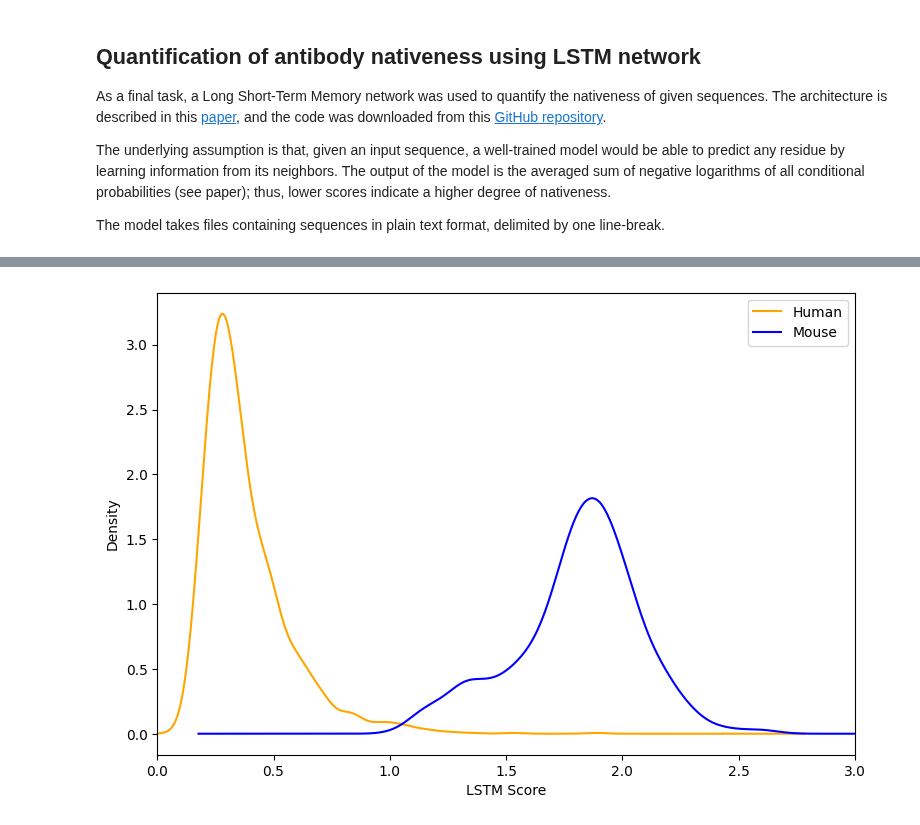
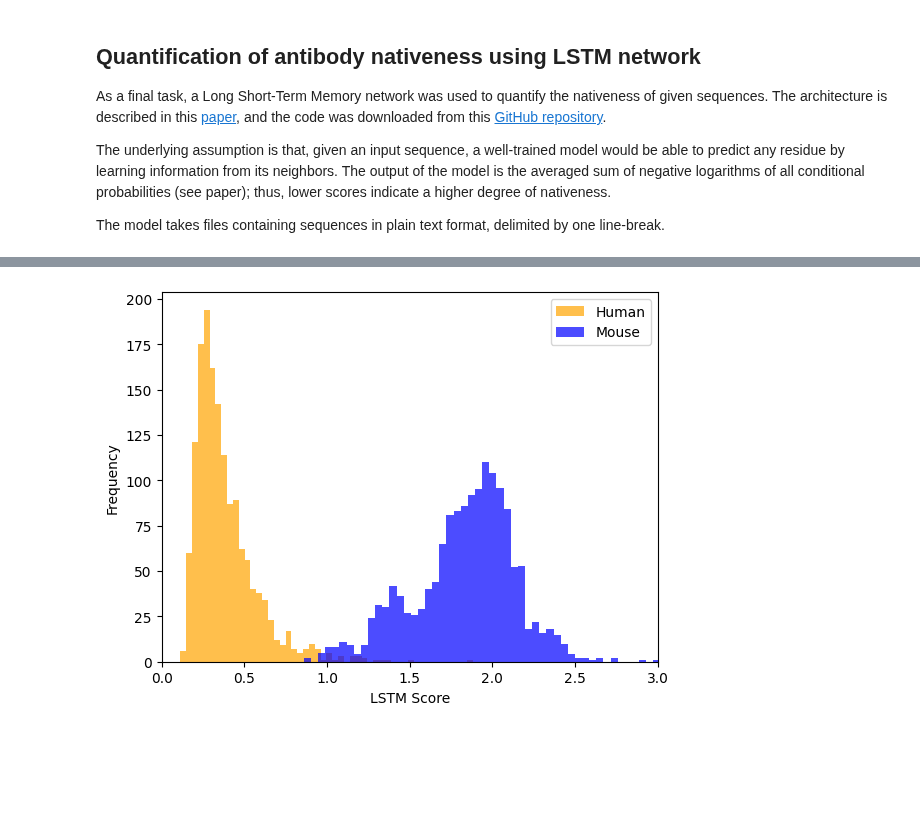
Before and after one commit to enricofrigoli/bioinformatics_fall22, a Jupyter notebook: task2d.ipynb, the cells around one changed output, grey strips where cells are left out. Drawn from its saved outputs; the diff is of its cells as text; code cells hidden in the pictures; blank space fills up the shorter version.

Commit message:
plots are ready

```diff
--- a/task2d.ipynb
+++ b/task2d.ipynb
@@ -90,15 +87,15 @@ print(human_score)
 # %%
-plt.figure(figsize=(9,6))
+plt.figure()
 plt.xlabel('LSTM Score')
 
-ax1 = pd.Series(human_score).plot(kind = 'density', color = 'orange', label = 'Human')
-ax2 = pd.Series(mouse_score).plot(kind = 'density', color = 'blue', label = 'Mouse')
+ax1 = pd.Series(human_score).plot(kind = 'hist', bins=50, color = 'orange', alpha = 0.7, label = 'Human')
+ax2 = pd.Series(mouse_score).plot(kind = 'hist', bins=50, color = 'blue', alpha = 0.7, label = 'Mouse')
 
 plt.xlim([0, 3])
 
 ax1.legend()
 ax2.legend()
 
 plt.show()
 # %% [output]
-[figure, old version]
+[figure, new version]
```
Also changed, not shown: parts of 10 cells of this notebook, 7 other files.
